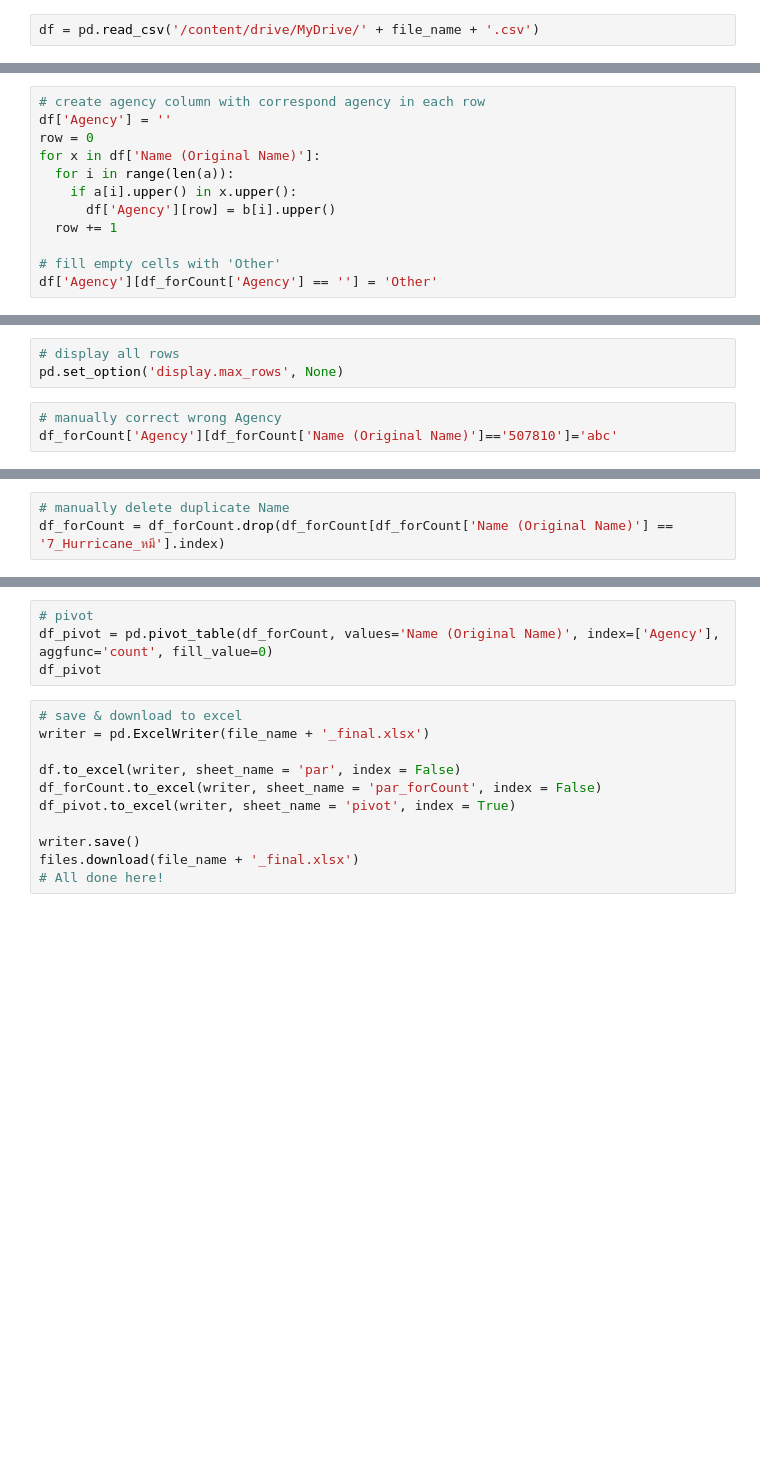
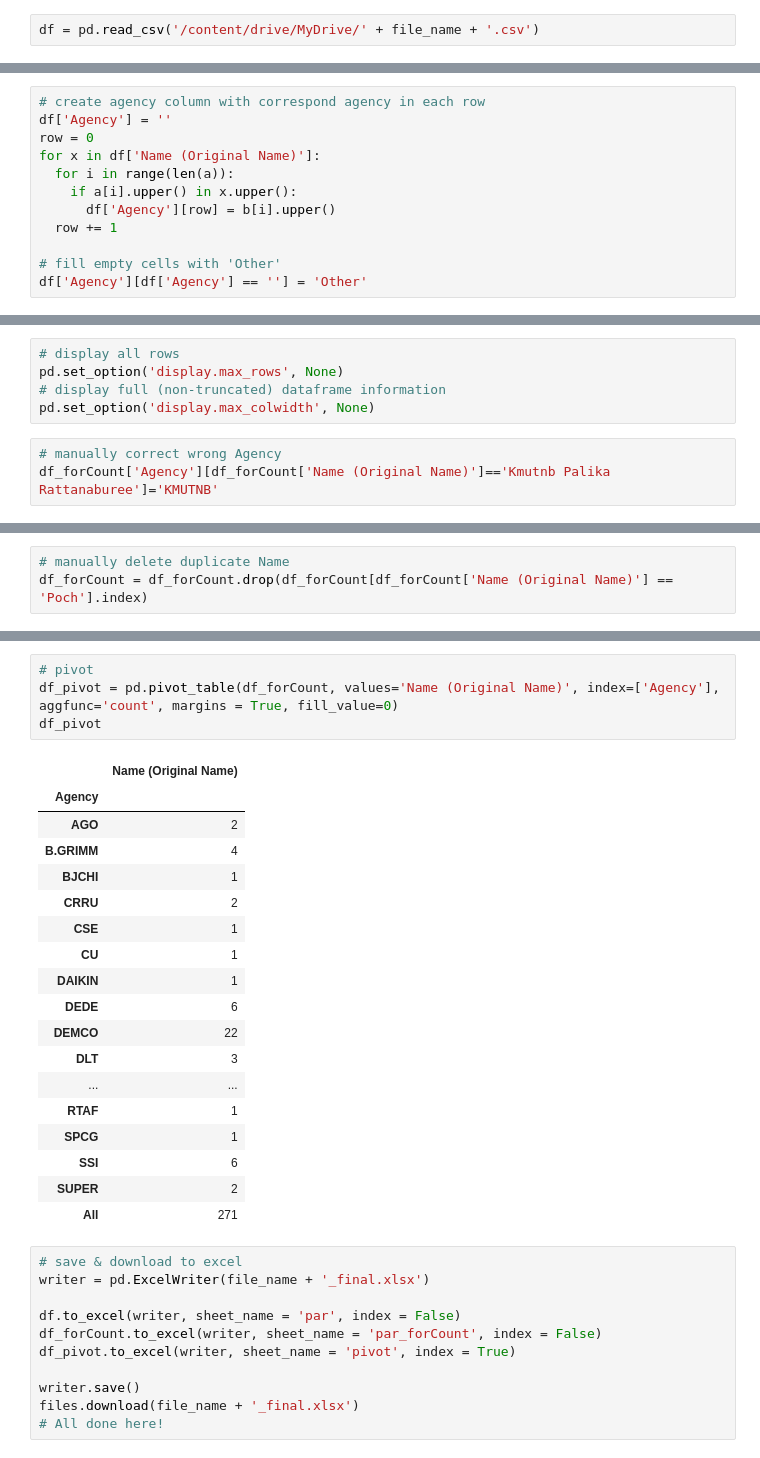
Before and after one commit to buun1030/SG-Train, a Jupyter notebook: participants_SGx.ipynb, the cells around one changed output, grey strips where cells are left out. Cells and saved outputs as stored; diff of their text form; blank space fills up the shorter version.

```diff
--- a/participants_SGx.ipynb
+++ b/participants_SGx.ipynb
@@ -39,4 +77,4 @@ for x in df['Name (Original Name)']:
   row += 1
 
 # fill empty cells with 'Other'
-df['Agency'][df_forCount['Agency'] == ''] = 'Other'
+df['Agency'][df['Agency'] == ''] = 'Other'
@@ -80,6 +151,8 @@ df_forCount['Agency'].sort_values().unique()
 # %%
 # display all rows
 pd.set_option('display.max_rows', None)
+# display full (non-truncated) dataframe information
+pd.set_option('display.max_colwidth', None)
 # %%
 # manually correct wrong Agency
-df_forCount['Agency'][df_forCount['Name (Original Name)']=='507810']='abc'
+df_forCount['Agency'][df_forCount['Name (Original Name)']=='Kmutnb Palika Rattanaburee']='KMUTNB'
@@ -86,6 +163,6 @@ df_forCount['Agency'][df_forCount['Name (Original Name)']=='507810']='abc'
 # %%
 # manually delete duplicate Name
-df_forCount = df_forCount.drop(df_forCount[df_forCount['Name (Original Name)'] == '7_Hurricane_หมี'].index)
+df_forCount = df_forCount.drop(df_forCount[df_forCount['Name (Original Name)'] == 'Poch'].index)
 # %%
 # manually check duplicate Name
 ps.sqldf('SELECT * FROM df_forCount ORDER BY [Agency], [Name (Original Name)]')
@@ -92,7 +187,26 @@ ps.sqldf('SELECT * FROM df_forCount ORDER BY [Agency], [Name (Original Name)]')
 # %%
 # pivot
-df_pivot = pd.pivot_table(df_forCount, values='Name (Original Name)', index=['Agency'], aggfunc='count', fill_value=0)
+df_pivot = pd.pivot_table(df_forCount, values='Name (Original Name)', index=['Agency'], aggfunc='count', margins = True, fill_value=0)
 df_pivot
+# %% [output]
+|  | Name (Original Name) |
+| Agency |  |
+| AGO | 2 |
+| B.GRIMM | 4 |
+| BJCHI | 1 |
+| CRRU | 2 |
+| CSE | 1 |
+| CU | 1 |
+| DAIKIN | 1 |
+| DEDE | 6 |
+| DEMCO | 22 |
+| DLT | 3 |
+| ... | ... |
+| RTAF | 1 |
+| SPCG | 1 |
+| SSI | 6 |
+| SUPER | 2 |
+| All | 271 |
 # %%
 # save & download to excel
 writer = pd.ExcelWriter(file_name + '_final.xlsx')
```
Also changed, not shown: parts of 11 cells of this notebook.
